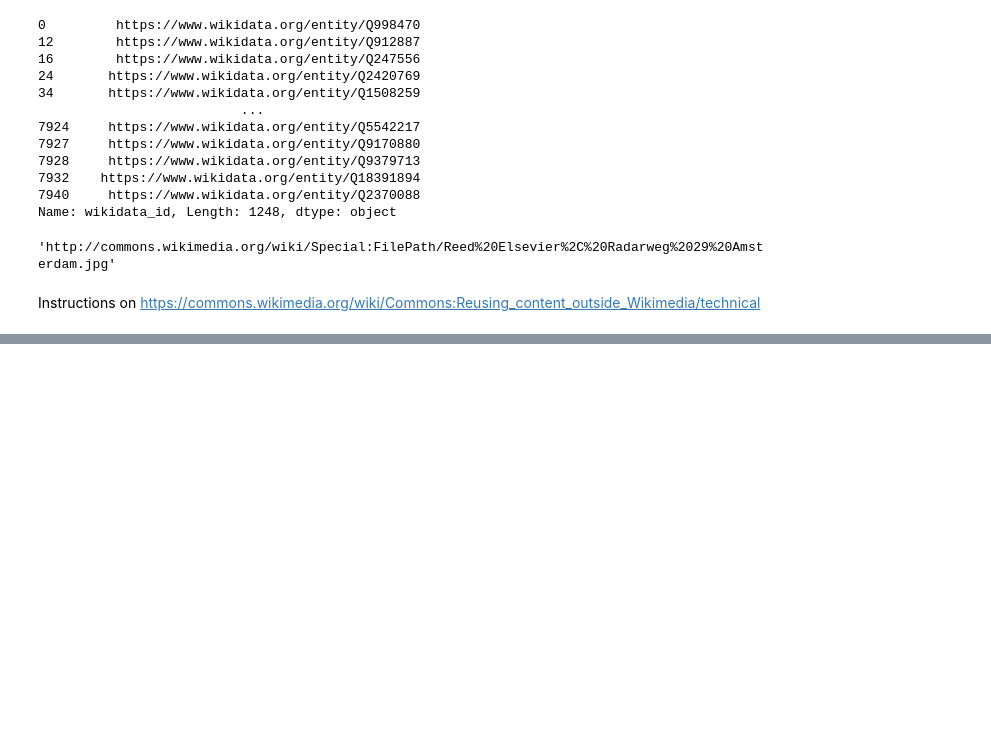
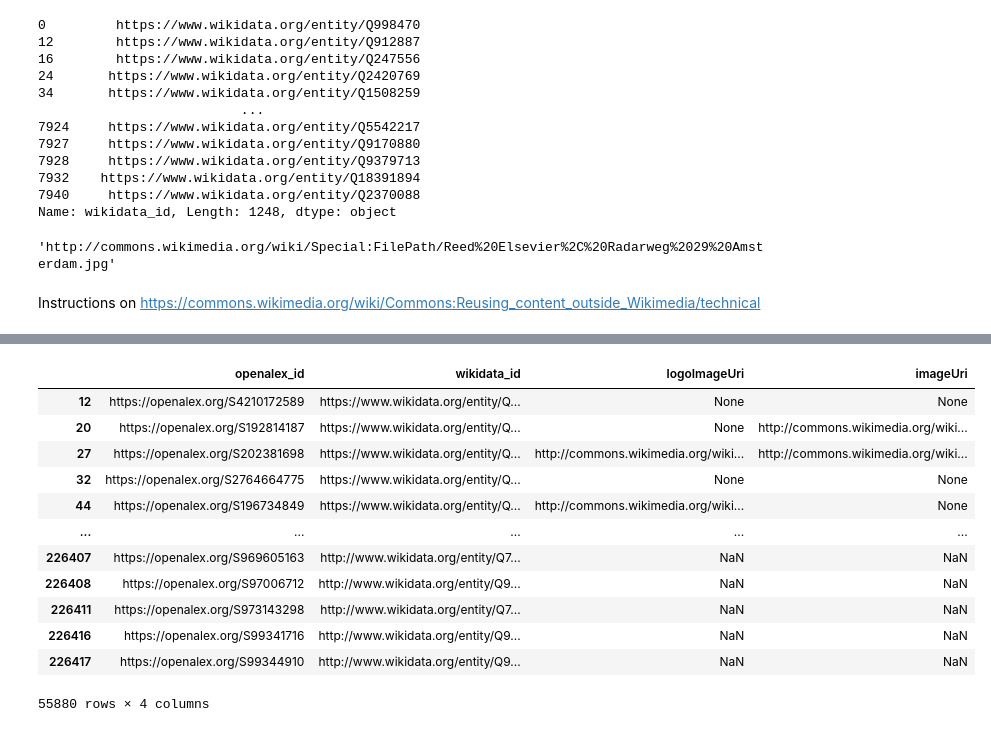
Before and after one commit to h1-the-swan/openalex-sandbox, a Jupyter notebook: notebooks/logos_from_wikidata.ipynb, the cells around one changed output, grey strips where cells are left out. Drawn from its saved outputs; the diff is of its cells as text; code cells hidden in the pictures; blank space fills up the shorter version.

```diff
--- a/notebooks/logos_from_wikidata.ipynb
+++ b/notebooks/logos_from_wikidata.ipynb
@@ -182,0 +414,22 @@ df_out.to_csv('../output/publishers_image_thumbnail_urls.csv', index=False)
+# %%
+url = 'https://query.wikidata.org/sparql'
+wikidata_ids = df_institutions_wikidata_ids['wikidata_id'].dropna().apply(lambda x: x.split('/')[-1])
+size = 300
+loop_index = 0
+wikidata_results = []
+for list_index in range(0, len(wikidata_ids), size):
+    subset = wikidata_ids.iloc[list_index:list_index+size]
+    wikidata_ids_str = " ".join([f"wd:{item}" for item in subset.values])
+    query = f"""
+    SELECT ?item ?logoImage ?image WHERE {{
+      VALUES ?item {{ {wikidata_ids_str} }}
+      OPTIONAL {{?item wdt:P154 ?logoImage}}
+      OPTIONAL {{?item wdt:P18 ?image}}
+    }}
+    """
+    r = requests.get(url, params = {'format': 'json', 'query': query})
+    this_wikidata_results = r.json()
+    wikidata_results.extend(this_wikidata_results['results']['bindings'])
+    loop_index += 1
+    time.sleep(1)
+print(f"collected {len(wikidata_results)} records using {loop_index} api calls")
@@ -182,0 +438,11 @@ df_out.to_csv('../output/publishers_image_thumbnail_urls.csv', index=False)
+# %%
+data = []
+for item in wikidata_results:
+    logo_image = item['logoImage']['value'] if 'logoImage' in item else None
+    image = item['image']['value'] if 'image' in item else None
+    data.append({
+        'wikidata_id': item['item']['value'],
+        'logoImageUri': logo_image,
+        'imageUri': image,
+    })
+df_institutions_wikidata_images = pd.DataFrame(data).drop_duplicates()
@@ -182,0 +530,16 @@ df_out.to_csv('../output/publishers_image_thumbnail_urls.csv', index=False)
+# %%
+df[df['wikidata_id'].notna()]
+# %% [output]
+|  | openalex_id | wikidata_id | logoImageUri | imageUri |
+| 12 | https://openalex.org/S4210172589 | https://www.wikidata.org/entity/Q... | None | None |
+| 20 | https://openalex.org/S192814187 | https://www.wikidata.org/entity/Q... | None | http://commons.wikimedia.org/wiki... |
+| 27 | https://openalex.org/S202381698 | https://www.wikidata.org/entity/Q... | http://commons.wikimedia.org/wiki... | http://commons.wikimedia.org/wiki... |
+| 32 | https://openalex.org/S2764664775 | https://www.wikidata.org/entity/Q... | None | None |
+| 44 | https://openalex.org/S196734849 | https://www.wikidata.org/entity/Q... | http://commons.wikimedia.org/wiki... | None |
+| ... | ... | ... | ... | ... |
+| 226407 | https://openalex.org/S969605163 | http://www.wikidata.org/entity/Q7... | NaN | NaN |
+| 226408 | https://openalex.org/S97006712 | http://www.wikidata.org/entity/Q9... | NaN | NaN |
+| 226411 | https://openalex.org/S973143298 | http://www.wikidata.org/entity/Q7... | NaN | NaN |
+| 226416 | https://openalex.org/S99341716 | http://www.wikidata.org/entity/Q9... | NaN | NaN |
+| 226417 | https://openalex.org/S99344910 | http://www.wikidata.org/entity/Q9... | NaN | NaN |
+55880 rows × 4 columns
```
Also changed, not shown: parts of 41 cells of this notebook.
